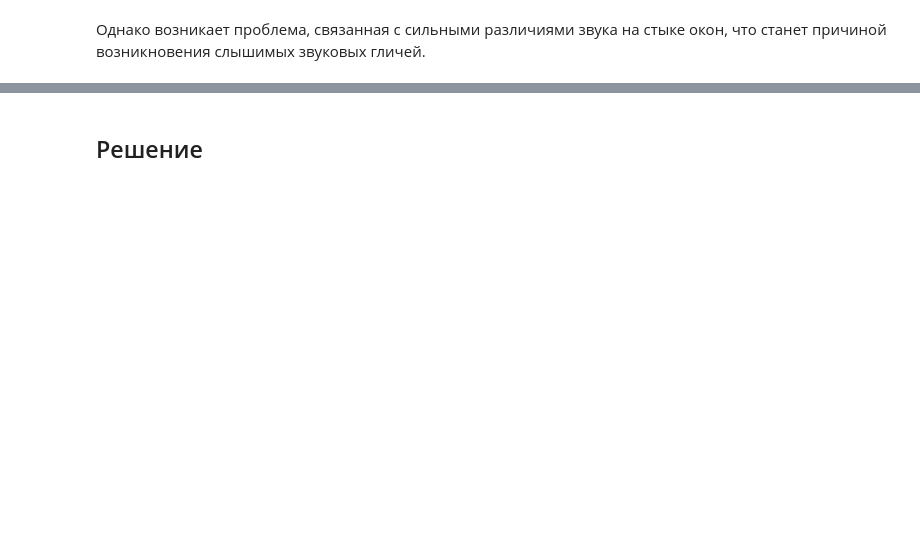
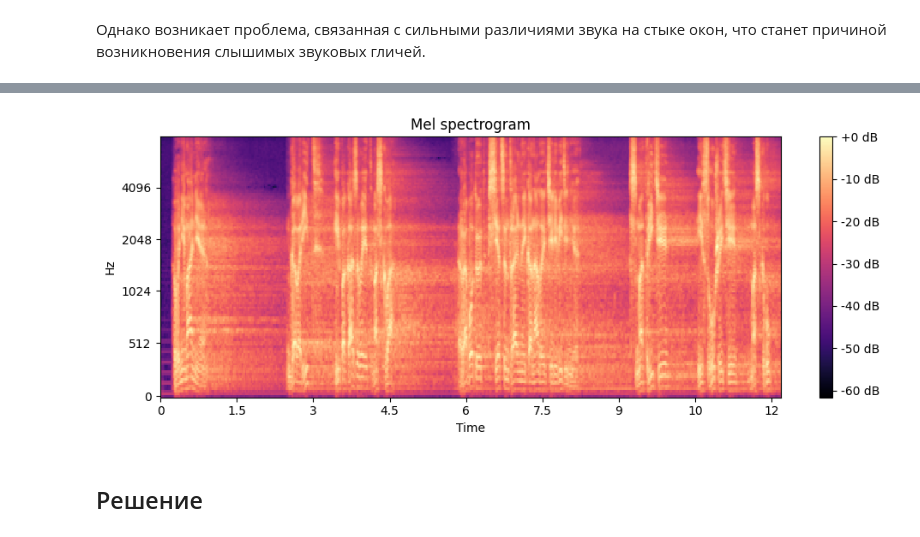
Before and after one commit to shredder67/phase-vocoder, a Jupyter notebook: notebook.ipynb, the cells around one changed output, grey strips where cells are left out. Cells and saved outputs as stored; diff of their text form; code cells hidden in the pictures; blank space fills up the shorter version.

```diff
--- a/notebook.ipynb
+++ b/notebook.ipynb
@@ -31,14 +34,9 @@ import numba
 from IPython.display import Audio
 from IPython.display import display
 # %%
-INPUT_FILE = './data/preamble.wav'
+INPUT_FILE = './data/test_mono.wav'
 OUTPUT_FILE = './data/test_mono_out.wav'
 
-# SIGNAL PARAMETERS
-SAMPLING_RATE = 16000
-BITRATE = 256
-TIME_DURATION = 16
-
 # AUDIO PROCESSING PARAMETERS
-WINDOW_SIZE = 512
+WINDOW_SIZE = 2048
 HOP_SIZE_A = WINDOW_SIZE // 4
@@ -58,11 +43,11 @@ Input #0, wav, from './data/test_mono.wav':
 # %%
-def wav_to_mel_spectrogram(wav, sr, n_fft, hop_length, n_mels):
+def wav_to_mel_spectrogram(wav, sr, n_fft, hop_length):
     D = librosa.stft(wav, n_fft=n_fft, hop_length=hop_length)
-    S = librosa.feature.melspectrogram(S=np.abs(D), sr=sr, n_mels=n_mels)
+    S = librosa.feature.melspectrogram(S=np.abs(D), sr=sr)
     return S
 # %%
 # write a function to plot mel spectrogram
-def plot_mel_spectrogram(mel_spectrogram, sr, hop_length, n_mels):
+def plot_mel_spectrogram(mel_spectrogram, sr):
     plt.figure(figsize=(10, 4))
     librosa.display.specshow(librosa.power_to_db(mel_spectrogram, ref=np.max),
                              y_axis='mel', fmax=sr/2, x_axis='time')
@@ -94,0 +67,4 @@ plot_mel_spectrogram(mel_spectrogram, sr, hop_length, n_mels)
+# %%
+sr, data = read_wav(INPUT_FILE)
+data = data.astype(np.float32)
+display_sound(data, sr)
@@ -95,3 +73,8 @@ plot_mel_spectrogram(mel_spectrogram, sr, hop_length, n_mels)
+# %%
+mel_spectrogram = wav_to_mel_spectrogram(data, sr, WINDOW_SIZE, HOP_SIZE_A)
+plot_mel_spectrogram(mel_spectrogram, sr)
+# %% [output]
+[figure, added]
 # %% [markdown]
 ## Решение
 # %%
```
Also changed, not shown: parts of 11 cells of this notebook, 2 other files.
